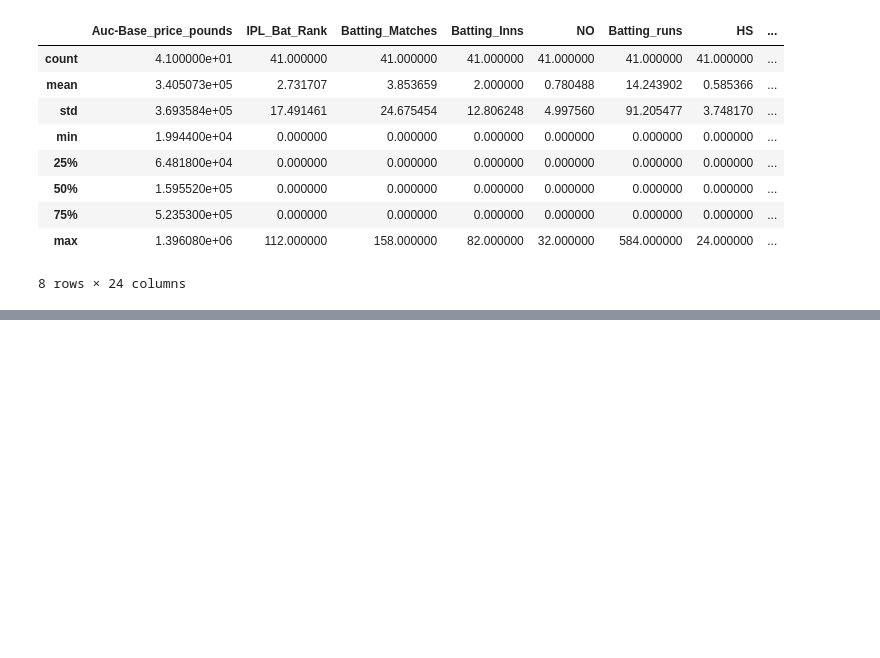
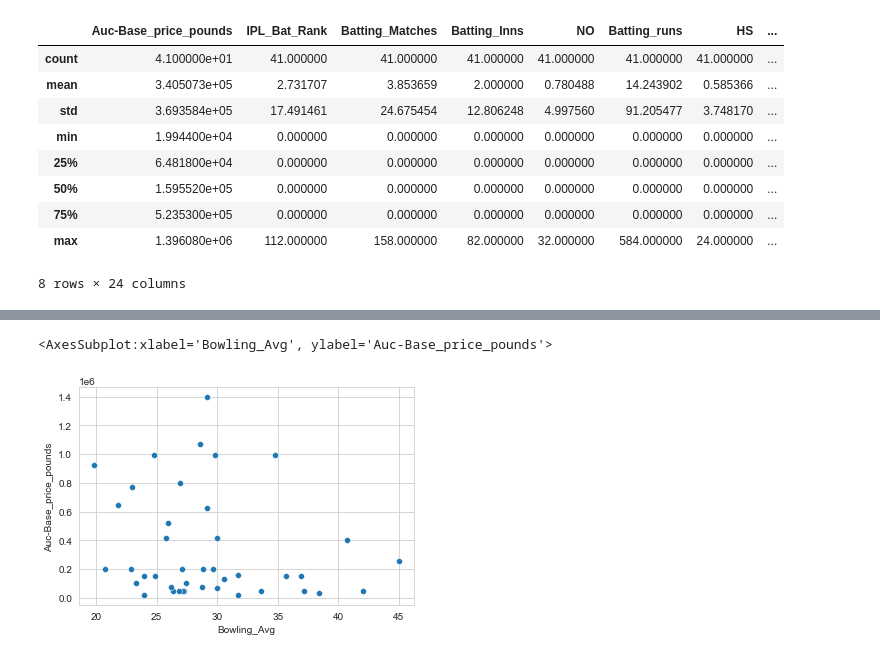
Before and after one commit to JonnyPearce/SpringboardCapstone2, a Jupyter notebook: Notebooks/Capstone2_CricketProject_ExploratoryDataAnalysis_JonnyPearce_Feb2023.ipynb, the cells around one changed output, grey strips where cells are left out. Cells and saved outputs as stored; diff of their text form; code cells hidden in the pictures; blank space fills up the shorter version.

```diff
--- a/Notebooks/Capstone2_CricketProject_ExploratoryDataAnalysis_JonnyPearce_Feb2023.ipynb
+++ b/Notebooks/Capstone2_CricketProject_ExploratoryDataAnalysis_JonnyPearce_Feb2023.ipynb
@@ -776,0 +819,10 @@ Bowlers.describe()
+# %%
+sns.scatterplot(
+    data=Bowlers,
+    x='Bowling_Avg',
+    y='Auc-Base_price_pounds',
+    palette='Paired_r'
+    )
+# %% [output]
+<AxesSubplot:xlabel='Bowling_Avg', ylabel='Auc-Base_price_pounds'>
+[figure, added]
```
Also changed, not shown: parts of 10 cells of this notebook.
